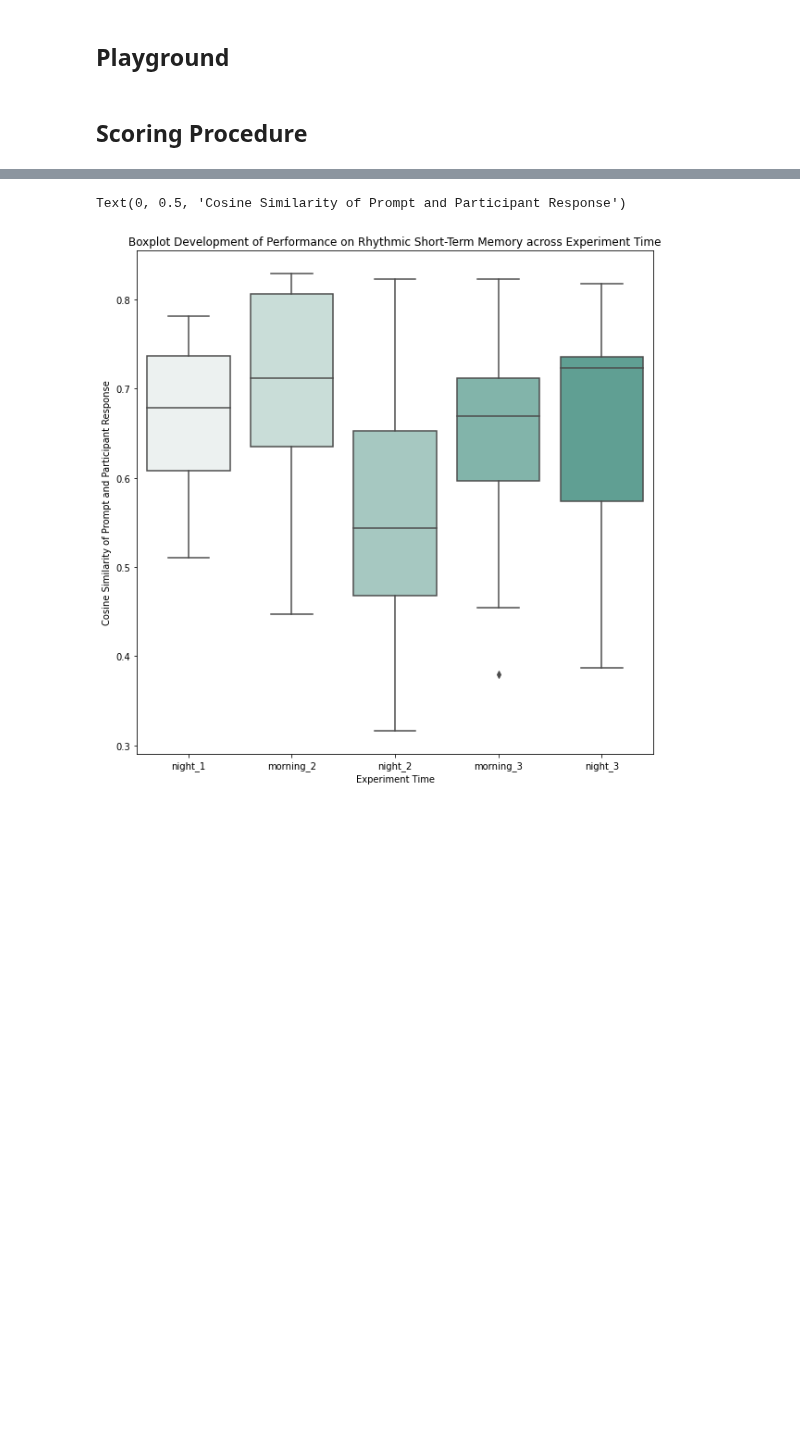
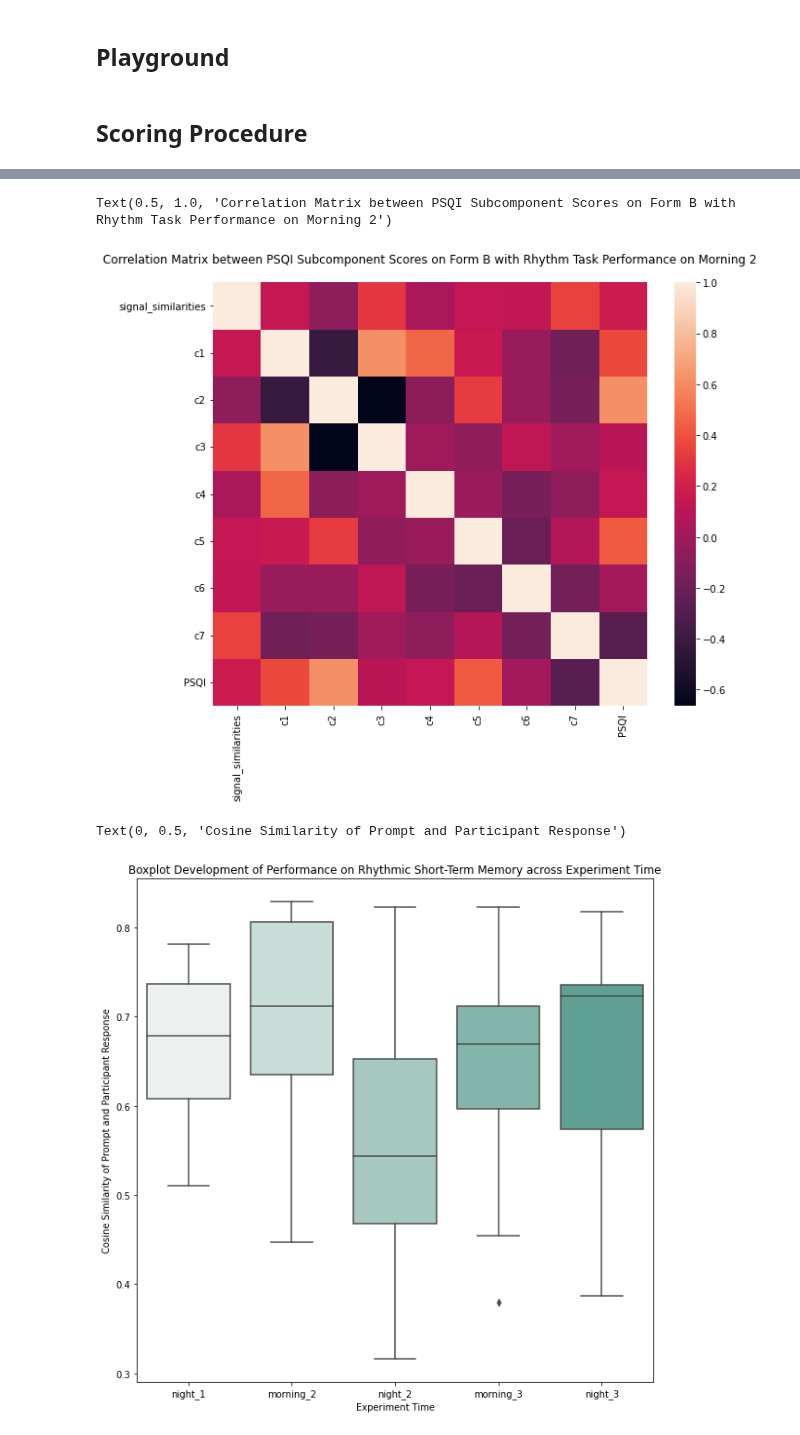
Before and after one commit to Bransthre/cogsci100-sleep-project, a Jupyter notebook: tap_audio_analysis/participant_data_analysis_script.ipynb, the cells around one changed output, grey strips where cells are left out. Drawn from its saved outputs; the diff is of its cells as text; code cells hidden in the pictures; blank space fills up the shorter version.

Commit message:
correlation matrix generated

```diff
--- a/tap_audio_analysis/participant_data_analysis_script.ipynb
+++ b/tap_audio_analysis/participant_data_analysis_script.ipynb
@@ -28,6 +28,12 @@ def get_audio_prompt(sound_addr):
     samples = sound.get_array_of_samples()
     audio_sample = np.array(samples)[int(sound.frame_rate*(4/3)**2*8):]
     return audio_sample
+# %%
+def downsample_signal(signal, block_num):
+    resulting_signal = np.zeros(block_num + 1)
+    nonzero_indices = np.nonzero(signal)[0] // (len(signal) // block_num)
+    resulting_signal[nonzero_indices] = 1
+    return resulting_signal
 # %% [markdown]
 ## Scoring Procedure
 # %%
@@ -113,0 +122,14 @@ for participant in all_participants[:]:
+# %%
+everyone_score = pd.DataFrame(data=full_scoring_data)
+everyone_score["trial_source_abbrev"] = everyone_score["trial_source"].apply(lambda x: x.split("_trial")[0])
+PSQI_responses = pd.read_csv("../PSQI/exported-PSQI.csv")
+everyone_score_With_PSQI = everyone_score.merge(
+    right=PSQI_responses,
+    left_on="participant_ID",
+    right_on="participant_ID"
+).query("trial_source_abbrev=='morning_2'")
+everyone_score_With_PSQI = everyone_score_With_PSQI.drop(
+    columns=["trial_source", "trial_source_abbrev", "participant_ID", "Unnamed: 0"]
+)
+everyone_score_With_PSQI = everyone_score_With_PSQI + np.random.normal(0, 0.01, everyone_score_With_PSQI.shape)
+everyone_score_With_PSQI.head()
@@ -114 +143,11 @@ for participant in all_participants[:]:
+# %%
+fig, ax = plt.subplots(figsize=(10, 8))
+sns.heatmap(
+    everyone_score_With_PSQI.corr()
+)
+plt_title = "Correlation Matrix between PSQI Subcomponent Scores on Form B with Rhythm Task Performance on Morning 2"
+ax.set_title(plt_title, pad=20)
+# %% [output]
+Text(0.5, 1.0, 'Correlation Matrix between PSQI Subcomponent Scores on Form B with Rhythm Task Performance on Morning 2')
+[figure, added]
 # %%
```
Also changed, not shown: parts of 3 cells of this notebook, 2 other files.
